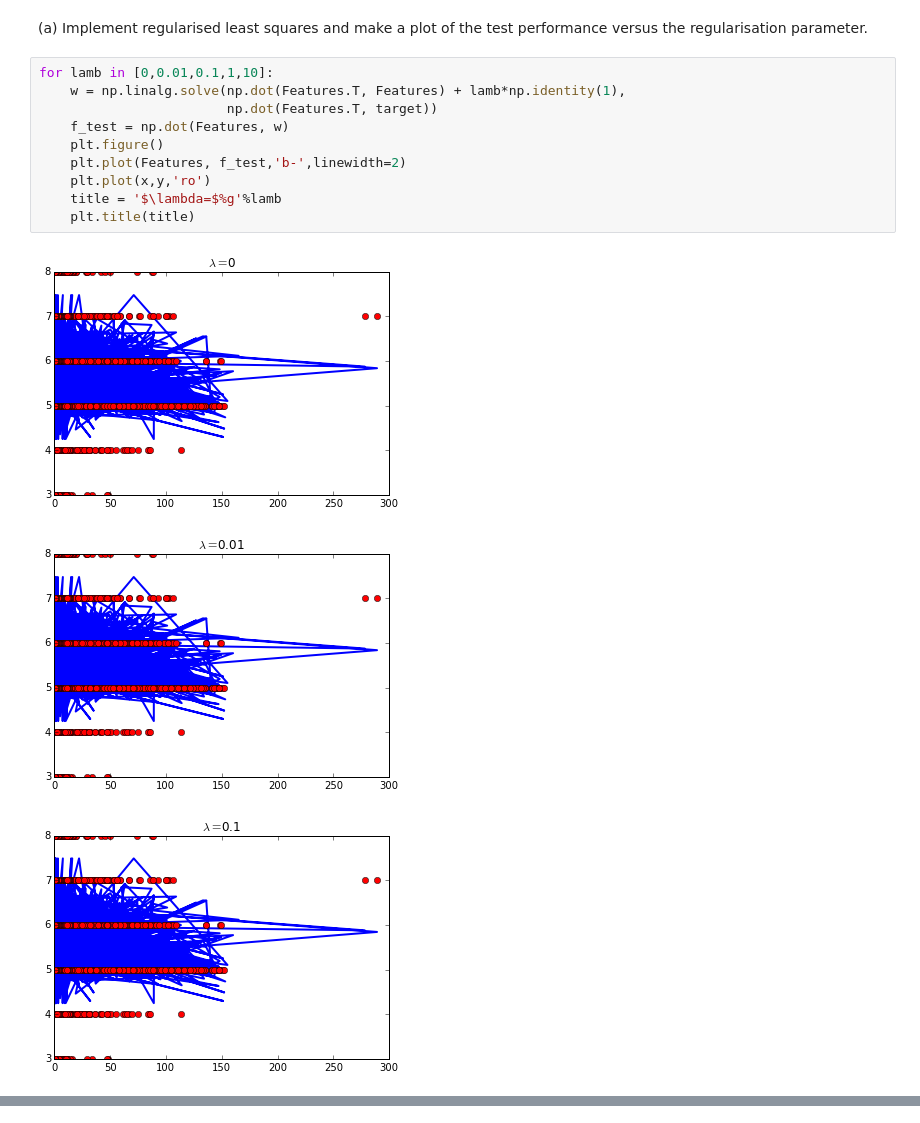
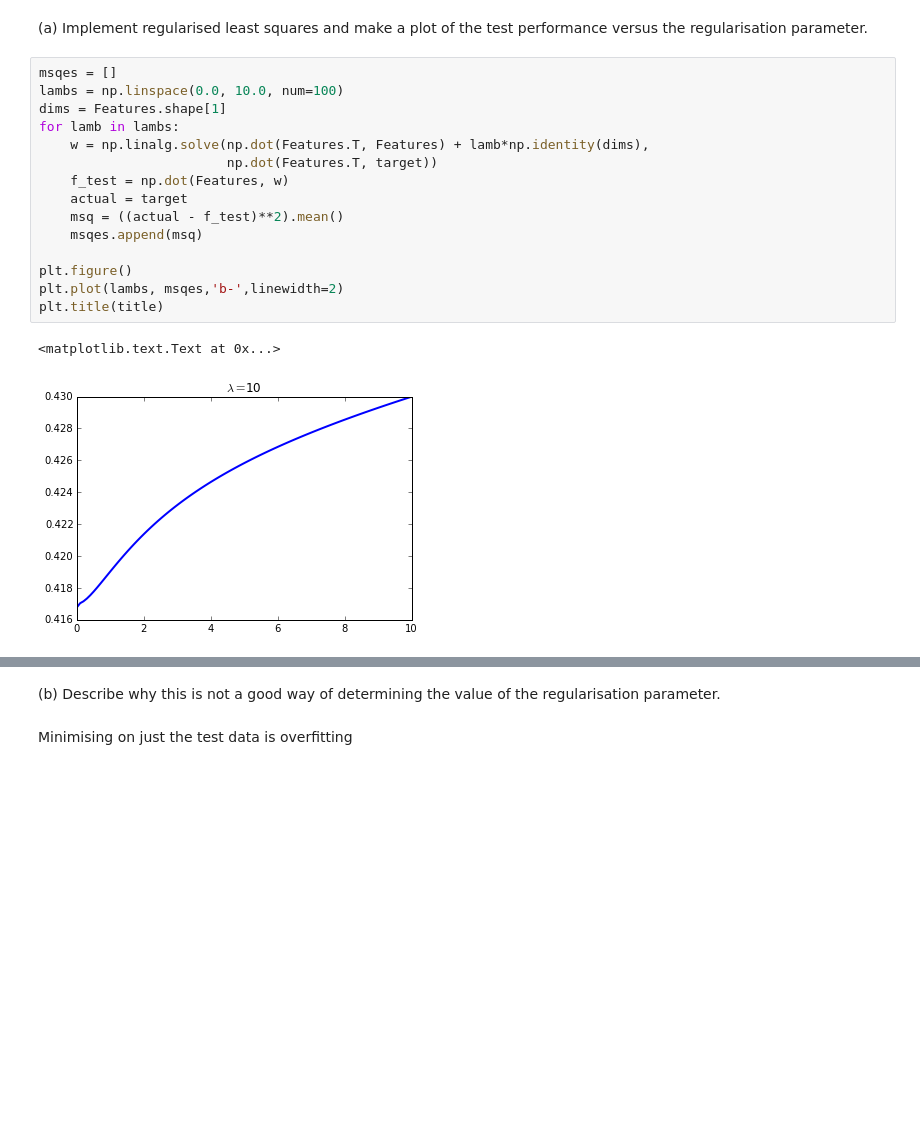
Before and after one commit to RossMeikleham/MachineLearning-Wines, a Jupyter notebook: notebook.ipynb, the cells around one changed output, grey strips where cells are left out. Cells and saved outputs as stored; diff of their text form; blank space fills up the shorter version.

```diff
--- a/notebook.ipynb
+++ b/notebook.ipynb
@@ -100,16 +102,20 @@ print(msq)
 (a) Implement regularised least squares and make a plot of the test performance versus the
 regularisation parameter.
 # %%
-for lamb in [0,0.01,0.1,1,10]:
-    w = np.linalg.solve(np.dot(Features.T, Features) + lamb*np.identity(1),
+msqes = []
+lambs = np.linspace(0.0, 10.0, num=100)
+dims = Features.shape[1]
+for lamb in lambs:
+    w = np.linalg.solve(np.dot(Features.T, Features) + lamb*np.identity(dims),
                         np.dot(Features.T, target))
     f_test = np.dot(Features, w)
-    plt.figure()
-    plt.plot(Features, f_test,'b-',linewidth=2)
-    plt.plot(x,y,'ro')
-    title = '$\lambda=$%g'%lamb
-    plt.title(title)
+    actual = target
+    msq = ((actual - f_test)**2).mean()
+    msqes.append(msq)
+
+plt.figure()
+plt.plot(lambs, msqes,'b-',linewidth=2)
+plt.title(title)
 # %% [output]
+<matplotlib.text.Text at 0x...>
-[figure, old version]
+[figure, new version]
-[figure, removed]
-[figure, removed]
@@ -117,0 +122,5 @@ for lamb in [0,0.01,0.1,1,10]:
+# %% [markdown]
+(b) Describe why this is not a good way of determining the value of the regularisation
+parameter.
+# %% [markdown]
+Minimising on just the test data is overfitting
```
Also changed, not shown: parts of 3 cells of this notebook.
